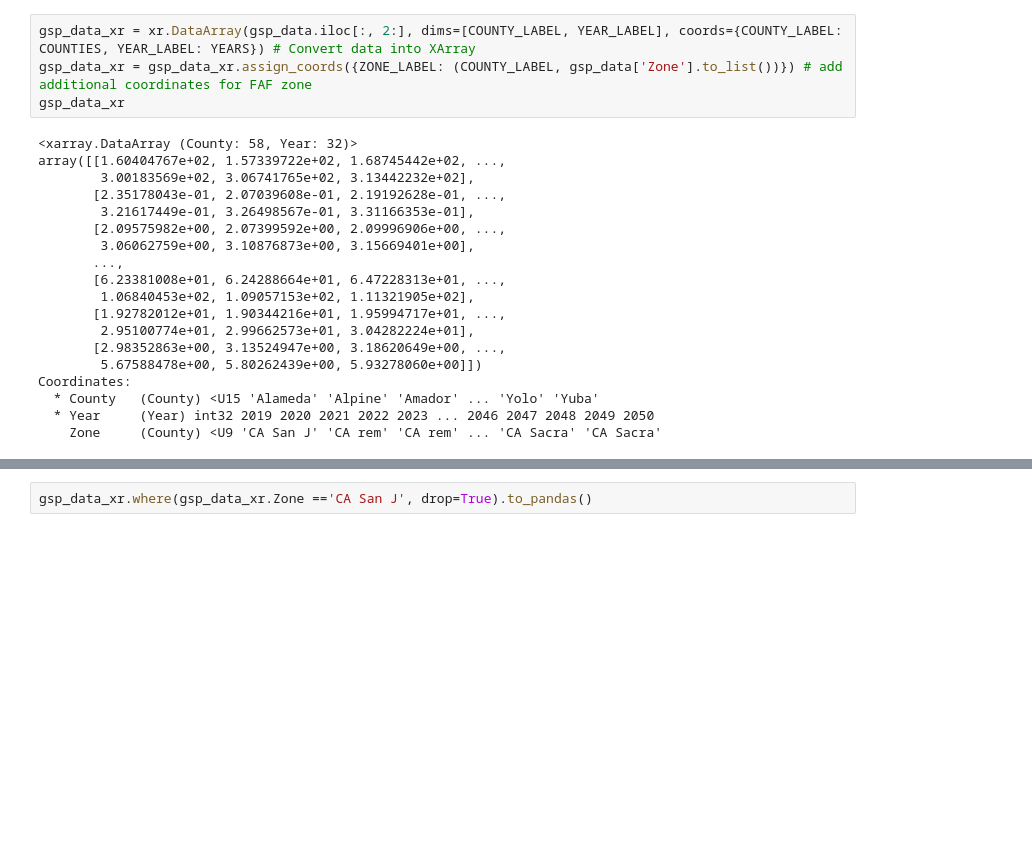
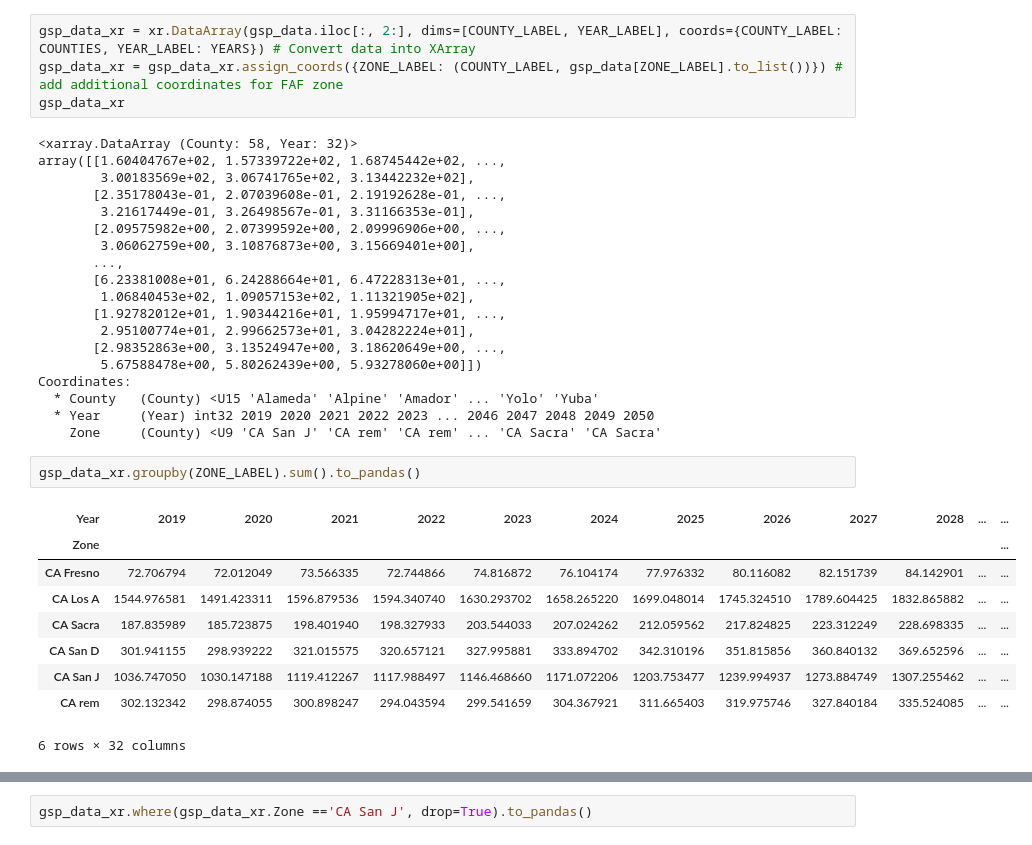
Before and after one commit to alanjjian/cec-freight-model-conv, a Jupyter notebook: Code/mdhd_model.ipynb, the cells around one changed output, grey strips where cells are left out. Saved outputs shown, nothing was run; the diff lists cells and outputs as text; blank space fills up the shorter version.

```diff
--- a/Code/mdhd_model.ipynb
+++ b/Code/mdhd_model.ipynb
@@ -113,7 +113,7 @@ gsp_data.head()
 5 rows × 34 columns
 # %%
 gsp_data_xr = xr.DataArray(gsp_data.iloc[:, 2:], dims=[COUNTY_LABEL, YEAR_LABEL], coords={COUNTY_LABEL: COUNTIES, YEAR_LABEL: YEARS}) # Convert data into XArray
-gsp_data_xr = gsp_data_xr.assign_coords({ZONE_LABEL: (COUNTY_LABEL, gsp_data['Zone'].to_list())}) # add additional coordinates for FAF zone
+gsp_data_xr = gsp_data_xr.assign_coords({ZONE_LABEL: (COUNTY_LABEL, gsp_data[ZONE_LABEL].to_list())}) # add additional coordinates for FAF zone
 gsp_data_xr
 # %% [output]
 <xarray.DataArray (County: 58, Year: 32)>
@@ -134,3 +134,15 @@ Coordinates:
   * County   (County) <U15 'Alameda' 'Alpine' 'Amador' ... 'Yolo' 'Yuba'
   * Year     (Year) int32 2019 2020 2021 2022 2023 ... 2046 2047 2048 2049 2050
     Zone     (County) <U9 'CA San J' 'CA rem' 'CA rem' ... 'CA Sacra' 'CA Sacra'
+# %%
+gsp_data_xr.groupby(ZONE_LABEL).sum().to_pandas()
+# %% [output]
+| Year | 2019 | 2020 | 2021 | 2022 | 2023 | 2024 | 2025 | 2026 | 2027 | 2028 | ... | ... |
+| Zone |  |  |  |  |  |  |  |  |  |  |  | ... |
+| CA Fresno | 72.706794 | 72.012049 | 73.566335 | 72.744866 | 74.816872 | 76.104174 | 77.976332 | 80.116082 | 82.151739 | 84.142901 | ... | ... |
+| CA Los A | 1544.976581 | 1491.423311 | 1596.879536 | 1594.340740 | 1630.293702 | 1658.265220 | 1699.048014 | 1745.324510 | 1789.604425 | 1832.865882 | ... | ... |
+| CA Sacra | 187.835989 | 185.723875 | 198.401940 | 198.327933 | 203.544033 | 207.024262 | 212.059562 | 217.824825 | 223.312249 | 228.698335 | ... | ... |
+| CA San D | 301.941155 | 298.939222 | 321.015575 | 320.657121 | 327.995881 | 333.894702 | 342.310196 | 351.815856 | 360.840132 | 369.652596 | ... | ... |
+| CA San J | 1036.747050 | 1030.147188 | 1119.412267 | 1117.988497 | 1146.468660 | 1171.072206 | 1203.753477 | 1239.994937 | 1273.884749 | 1307.255462 | ... | ... |
+| CA rem | 302.132342 | 298.874055 | 300.898247 | 294.043594 | 299.541659 | 304.367921 | 311.665403 | 319.975746 | 327.840184 | 335.524085 | ... | ... |
+6 rows × 32 columns
```
Also changed, not shown: parts of 1 cell of this notebook.
